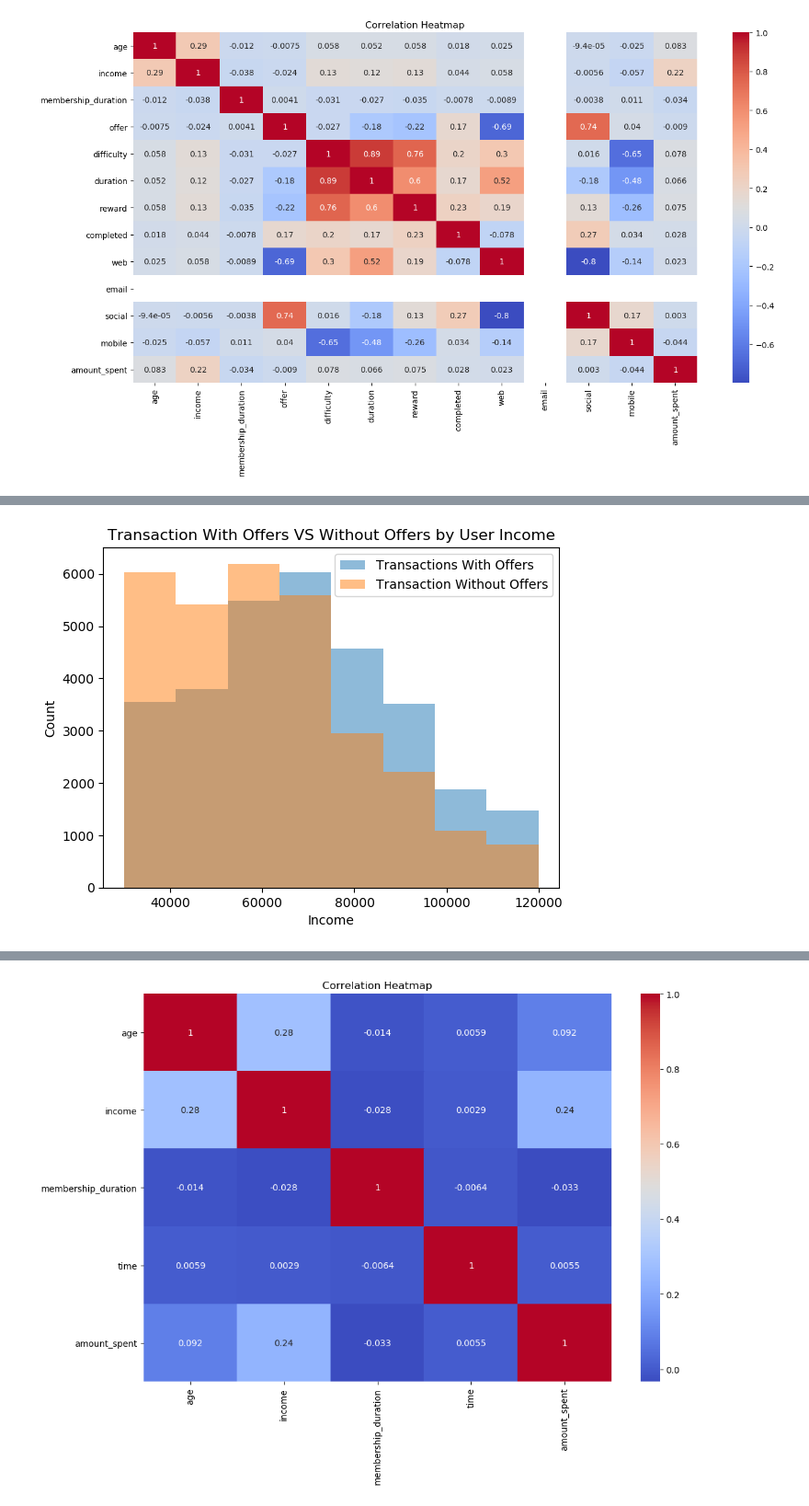
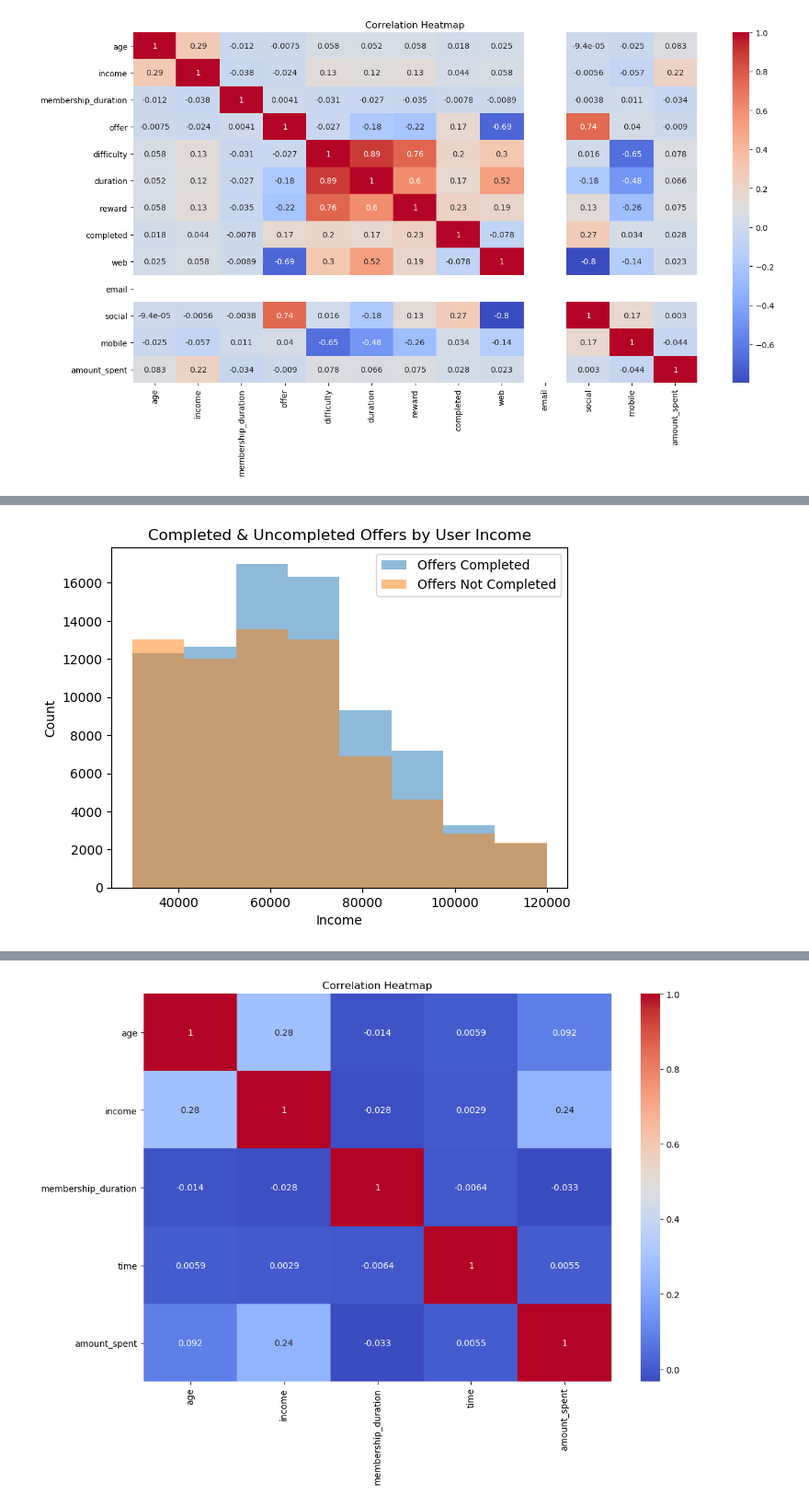
Before and after one commit to ShantiRoseCodes/aws_mle_capstone_project, a Jupyter notebook: Starbucks Capstone Exploration of Joined Tables.ipynb, the cells around one changed output, grey strips where cells are left out. Shown: that part at 92% size. Saved outputs shown, nothing was run; the diff lists cells and outputs as text; code cells hidden in the pictures.

```diff
--- a/Starbucks Capstone Exploration of Joined Tables.ipynb
+++ b/Starbucks Capstone Exploration of Joined Tables.ipynb
@@ -301,15 +355,15 @@ plt.show()
 # %%
-plt.hist(complete_df['income'][complete_df['offer_completed'] == 1], bins=8, alpha=0.5, label='Transactions With Offers')
-plt.hist(complete_df['income'][complete_df['offer_completed'] == 0], bins=8, alpha=0.5, label='Transaction Without Offers')
+plt.hist(transaction_with_labels['income'][transaction_with_labels['completed'] == 1], bins=8, alpha=0.5, label='Offers Completed')
+plt.hist(transaction_with_labels['income'][transaction_with_labels['completed'] == 0], bins=8, alpha=0.5, label='Offers Not Completed')
 plt.legend(loc='upper right')
 
 # add labels and title
 plt.xlabel('Income')
 plt.ylabel('Count')
-plt.title('Transaction With Offers VS Without Offers by User Income')
+plt.title('Completed & Uncompleted Offers by User Income')
 
 plt.show()
 
 # plt.savefig(os.path.join('photos/completed_income.png'), dpi=300, format='png', bbox_inches='tight') # use format='svg' or 'pdf' for vectorial pictures
 # %% [output]
-[figure, old version]
+[figure, new version]
```
Also changed, not shown: parts of 16 cells of this notebook, 3 other files.
